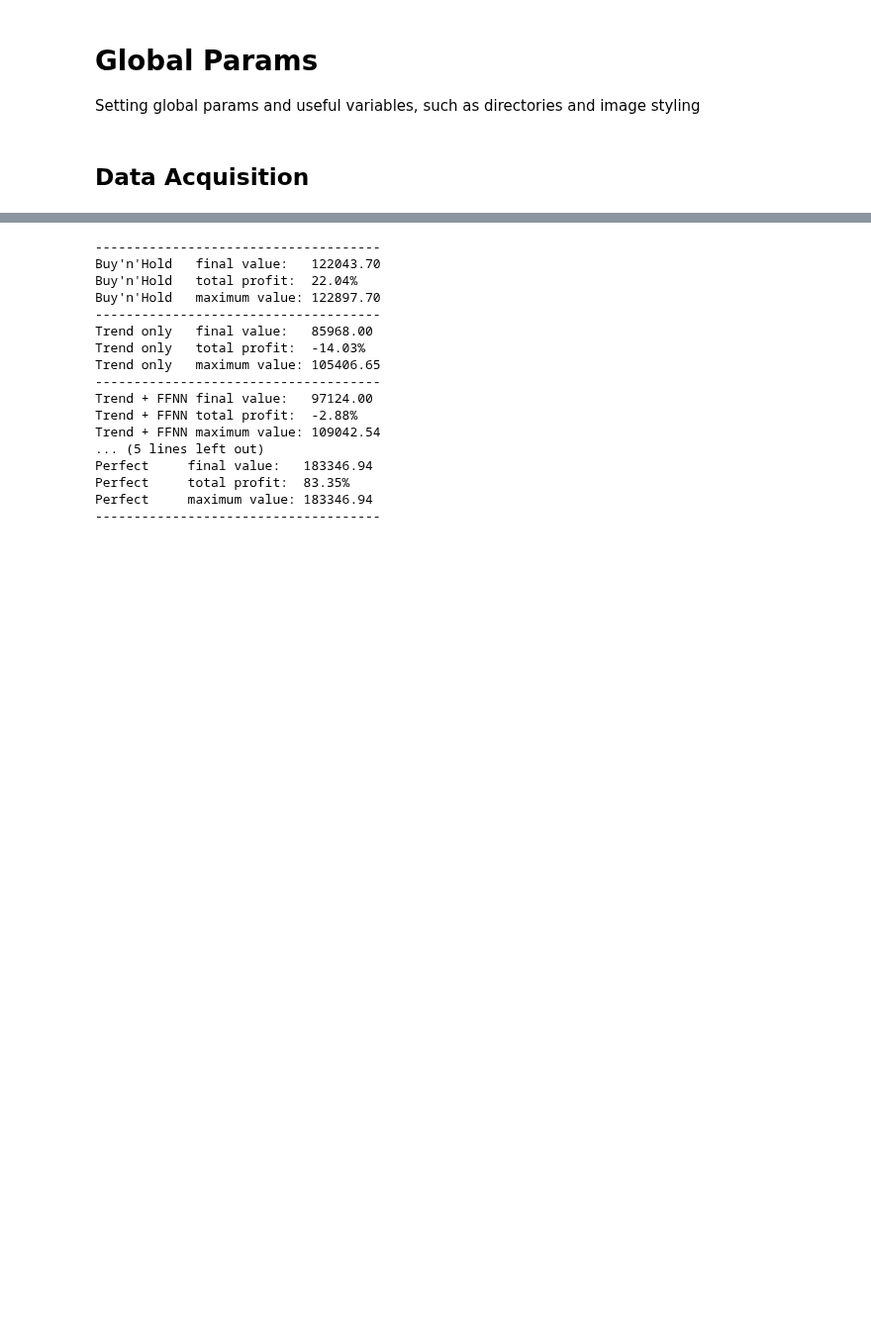
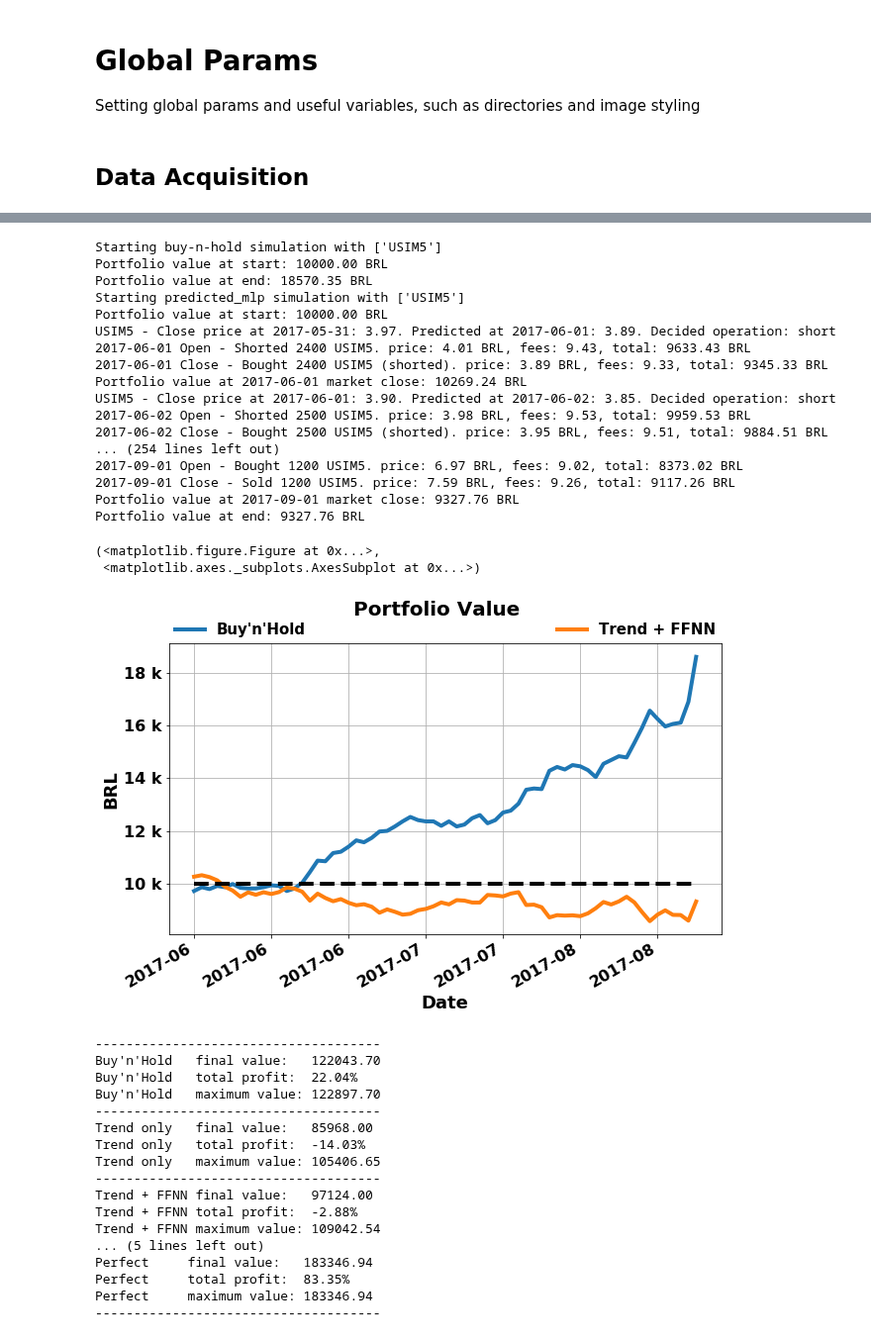
Before and after one commit to danilofrp/neural-stocks, a Jupyter notebook: notebooks/Backtesting/Backtesting2.ipynb, the cells around one changed output, grey strips where cells are left out. Shown at 99% size. Saved outputs shown, nothing was run; the diff lists cells and outputs as text; code cells hidden in the pictures; blank space fills up the shorter version.

```diff
--- a/notebooks/Backtesting/Backtesting2.ipynb
+++ b/notebooks/Backtesting/Backtesting2.ipynb
@@ -586,3 +602,63 @@ Portfolio value at end: 183346.94 BRL
+# %%
+initialFunds = 10000
+startDate = '2017-06'
+endDate = '2017'
+assetsToUse = [
+               #'ABEV3',
+               #'BRFS3',
+               #'BVMF3',
+               #'ITUB4',
+               #'KROT3',
+               #'LAME4',
+               #'PETR4',
+               #'SUZB5',
+               'USIM5',
+               #'VALE5'
+              ]
+
+bt.simulate(strategy = 'buy-n-hold', start = startDate, end = endDate, initialFunds = initialFunds, assetsToUse = assetsToUse, verbose = 0)
+
+bt.simulate(strategy = 'predicted', start = startDate, end = endDate, initialFunds = initialFunds, assetsToUse = assetsToUse,
+            predicted = {
+                         'ABEV3': df['ABEV3_Close_predicted_MLP_mapminmax'],
+                         'BRFS3': df['BRFS3_Close_predicted_MLP_mapminmax'],
+                         'BVMF3': df['BVMF3_Close_predicted_MLP_mapminmax'],
+                         'ITUB4': df['ITUB4_Close_predicted_MLP_mapminmax'],
+                         'KROT3': df['KROT3_Close_predicted_MLP_mapminmax'],
+                         'LAME4': df['LAME4_Close_predicted_MLP_mapminmax'],
+                         'PETR4': df['PETR4_Close_predicted_MLP_mapminmax'],
+                         'SUZB5': df['SUZB5_Close_predicted_MLP_mapminmax'],
+                         'USIM5': df['USIM5_Close_predicted_MLP_mapminmax'],
+                         'VALE5': df['VALE5_Close_predicted_MLP_mapminmax']
+                        },
+            simulationName = 'predicted_mlp', verbose = 2)
+
+bt.plotSimulations(simulations = ['buy-n-hold', 'predicted_mlp'],
+                   names = ['Buy\'n\'Hold', 'Trend + FFNN'],
+                   legendsize = 15, linewidth = 4.0, figsize = (10,6), linestyle = '-', legendncol = 3,
+                   saveImg = False, saveDir = saveFigDir, saveName = 'backtest', saveFormat = 'pdf'
+                  )
+# %% [output]
+Starting buy-n-hold simulation with ['USIM5']
+Portfolio value at start: 10000.00 BRL
+Portfolio value at end: 18570.35 BRL
+Starting predicted_mlp simulation with ['USIM5']
+Portfolio value at start: 10000.00 BRL
+USIM5 - Close price at 2017-05-31: 3.97. Predicted at 2017-06-01: 3.89. Decided operation: short
+2017-06-01 Open - Shorted 2400 USIM5. price: 4.01 BRL, fees: 9.43, total: 9633.43 BRL
+2017-06-01 Close - Bought 2400 USIM5 (shorted). price: 3.89 BRL, fees: 9.33, total: 9345.33 BRL
+Portfolio value at 2017-06-01 market close: 10269.24 BRL
+USIM5 - Close price at 2017-06-01: 3.90. Predicted at 2017-06-02: 3.85. Decided operation: short
+2017-06-02 Open - Shorted 2500 USIM5. price: 3.98 BRL, fees: 9.53, total: 9959.53 BRL
+2017-06-02 Close - Bought 2500 USIM5 (shorted). price: 3.95 BRL, fees: 9.51, total: 9884.51 BRL
+... (254 lines left out)
+2017-09-01 Open - Bought 1200 USIM5. price: 6.97 BRL, fees: 9.02, total: 8373.02 BRL
+2017-09-01 Close - Sold 1200 USIM5. price: 7.59 BRL, fees: 9.26, total: 9117.26 BRL
+Portfolio value at 2017-09-01 market close: 9327.76 BRL
+Portfolio value at end: 9327.76 BRL
+(<matplotlib.figure.Figure at 0x...>,
+ <matplotlib.axes._subplots.AxesSubplot at 0x...>)
+[figure, added]
 # %%
 print('-------------------------------------')
 print('Buy\'n\'Hold   final value:   {:.2f}'.format(bt.history['buy-n-hold']['portfolioValue'][-1]))
```
Also changed, not shown: parts of 17 cells of this notebook.
